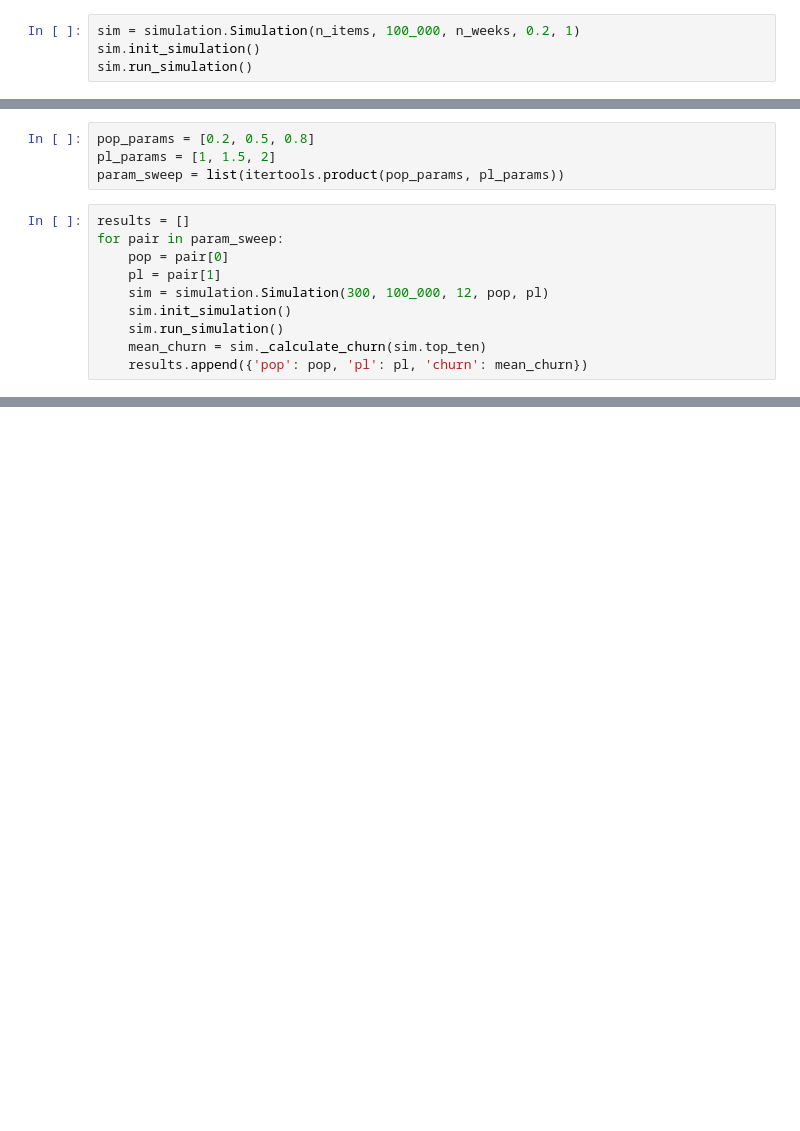
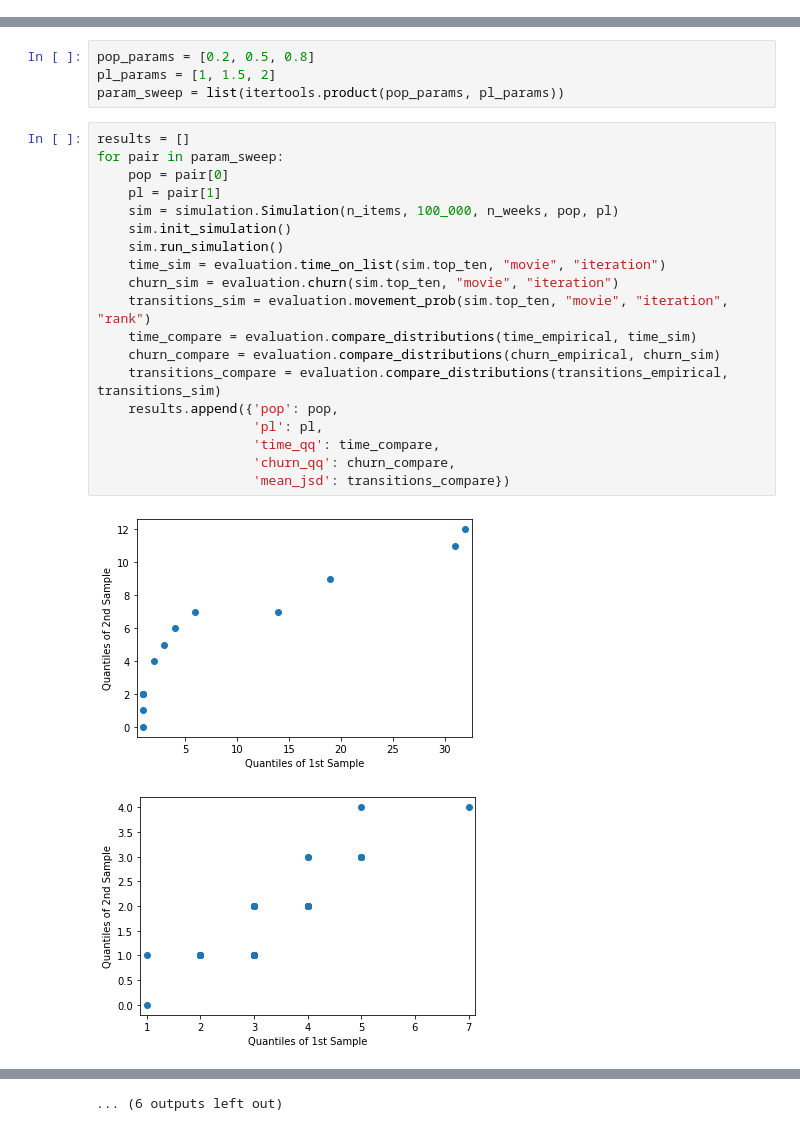
Before and after one commit to NHagar/Research-netflix, a Jupyter notebook: run_simulation.ipynb, the cells around one changed output, grey strips where cells are left out. Drawn from its saved outputs; the diff is of its cells as text; blank space fills up the shorter version.

```diff
--- a/run_simulation.ipynb
+++ b/run_simulation.ipynb
@@ -22,4 +19,0 @@ transitions_empirical = evaluation.movement_prob(empirical, "item_title", "week"
-# %%
-sim = simulation.Simulation(n_items, 100_000, n_weeks, 0.2, 1)
-sim.init_simulation()
-sim.run_simulation()
@@ -50,10 +26,22 @@ param_sweep = list(itertools.product(pop_params, pl_params))
 # %%
 results = []
 for pair in param_sweep:
     pop = pair[0]
     pl = pair[1]
-    sim = simulation.Simulation(300, 100_000, 12, pop, pl)
+    sim = simulation.Simulation(n_items, 100_000, n_weeks, pop, pl)
     sim.init_simulation()
     sim.run_simulation()
-    mean_churn = sim._calculate_churn(sim.top_ten)
-    results.append({'pop': pop, 'pl': pl, 'churn': mean_churn})
+    time_sim = evaluation.time_on_list(sim.top_ten, "movie", "iteration")
+    churn_sim = evaluation.churn(sim.top_ten, "movie", "iteration")
+    transitions_sim = evaluation.movement_prob(sim.top_ten, "movie", "iteration", "rank")
+    time_compare = evaluation.compare_distributions(time_empirical, time_sim)
+    churn_compare = evaluation.compare_distributions(churn_empirical, churn_sim)
+    transitions_compare = evaluation.compare_distributions(transitions_empirical, transitions_sim)
+    results.append({'pop': pop,
+                    'pl': pl,
+                    'time_qq': time_compare,
+                    'churn_qq': churn_compare,
+                    'mean_jsd': transitions_compare})
+# %% [output]
+[figure, added]
+[figure, added]
@@ -59,0 +58 @@ for pair in param_sweep:
+... (6 outputs left out)
```
Also changed, not shown: parts of 15 cells of this notebook.
